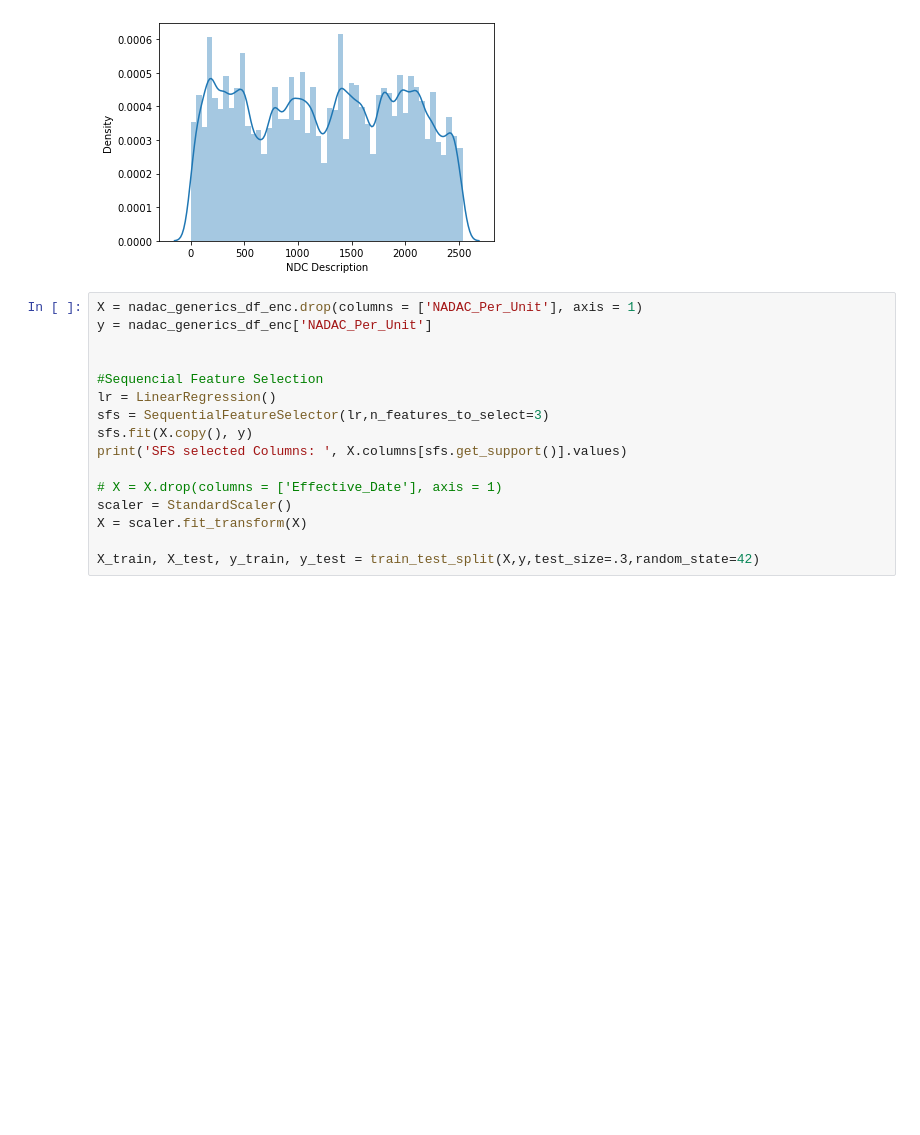
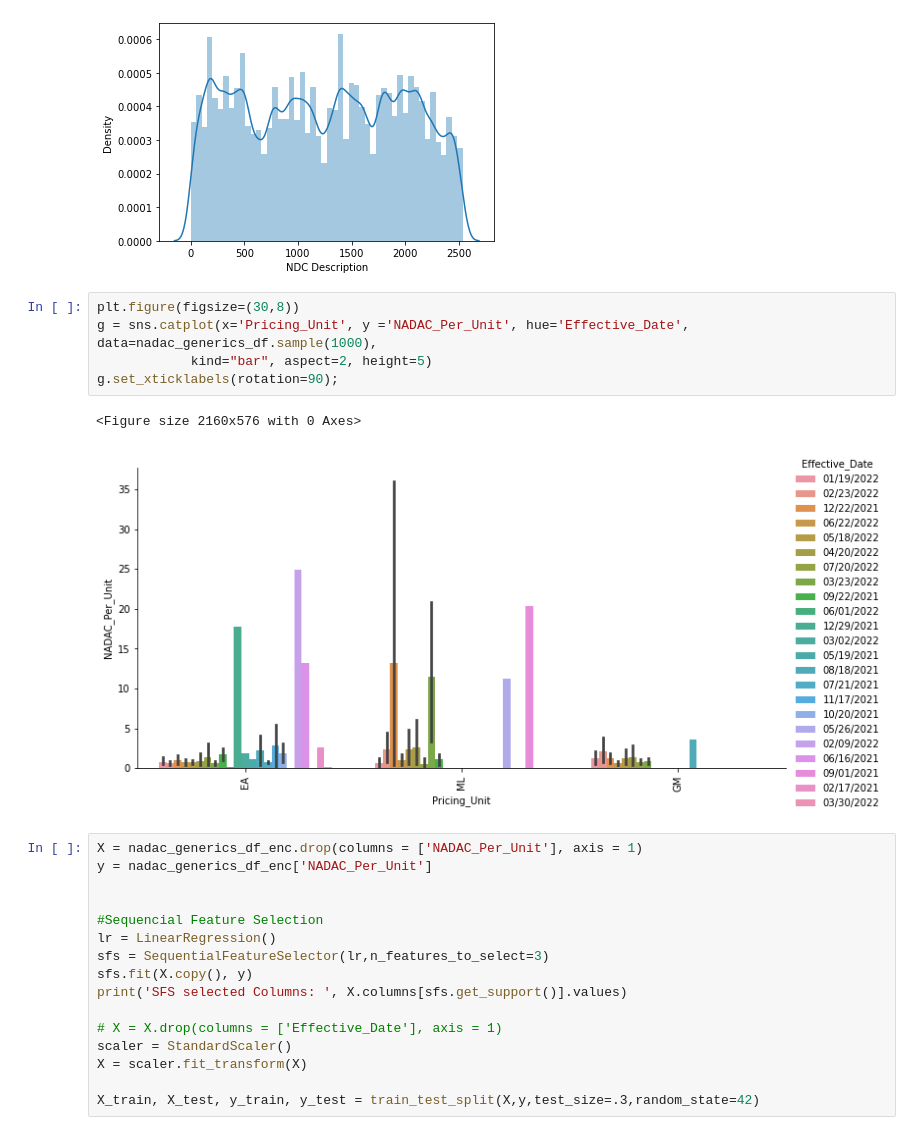
Before and after one commit to rajsandilya/Capstone, a Jupyter notebook: Capstone.ipynb, the cells around one changed output. Cells and saved outputs as stored; diff of their text form; blank space fills up the shorter version.

```diff
--- a/Capstone.ipynb
+++ b/Capstone.ipynb
@@ -287,6 +295,14 @@ sns.distplot(nadac_generics_df_enc['NDC Description'])
 # %% [output]
 <AxesSubplot:xlabel='NDC Description', ylabel='Density'>
 [figure]
+# %%
+plt.figure(figsize=(30,8))
+g = sns.catplot(x='Pricing_Unit', y ='NADAC_Per_Unit', hue='Effective_Date', data=nadac_generics_df.sample(1000),
+            kind="bar", aspect=2, height=5)
+g.set_xticklabels(rotation=90);
+# %% [output]
+<Figure size 2160x576 with 0 Axes>
+[figure, added]
 # %%
 X = nadac_generics_df_enc.drop(columns = ['NADAC_Per_Unit'], axis = 1)
 y = nadac_generics_df_enc['NADAC_Per_Unit']
```
Also changed, not shown: parts of 3 cells of this notebook.
